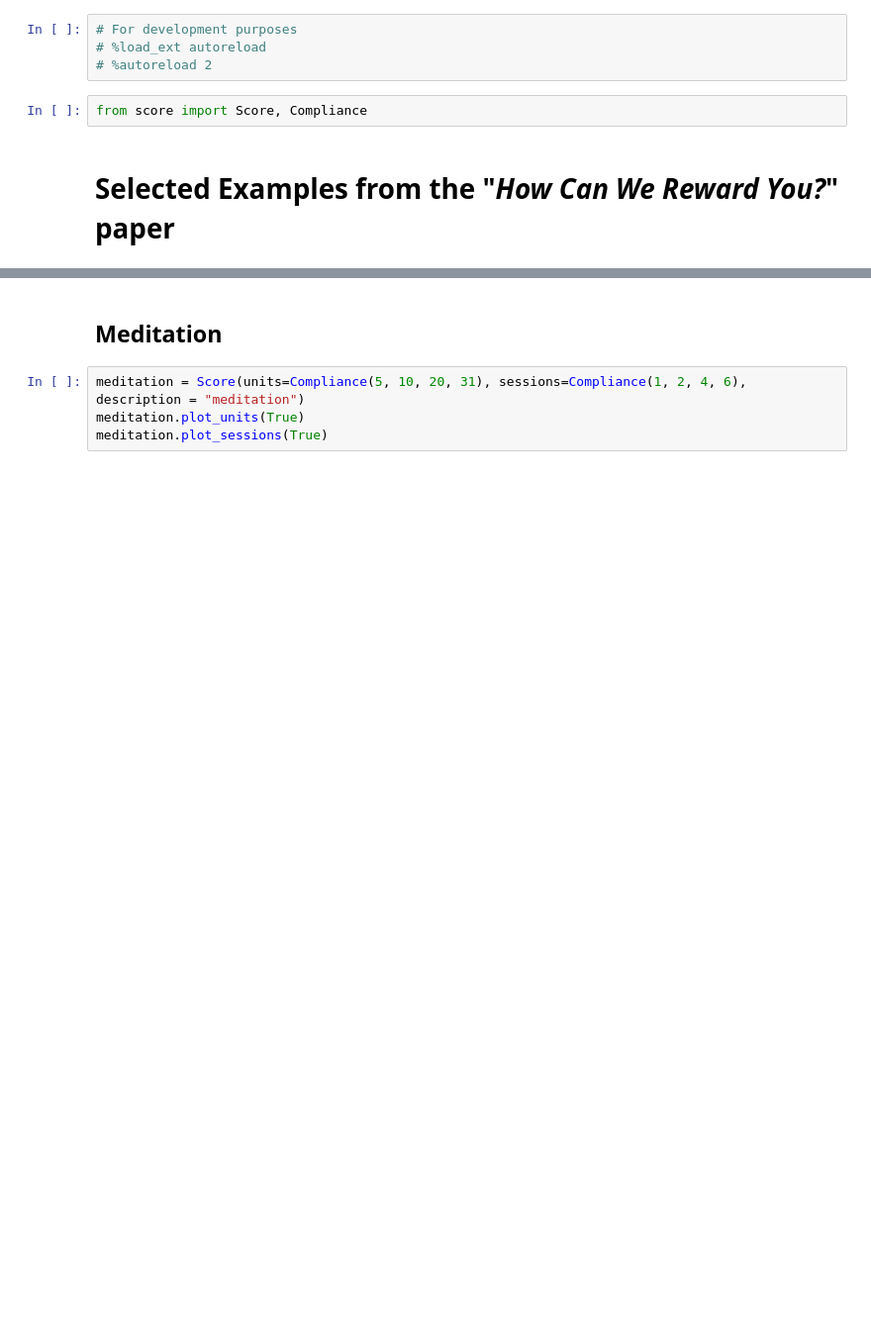
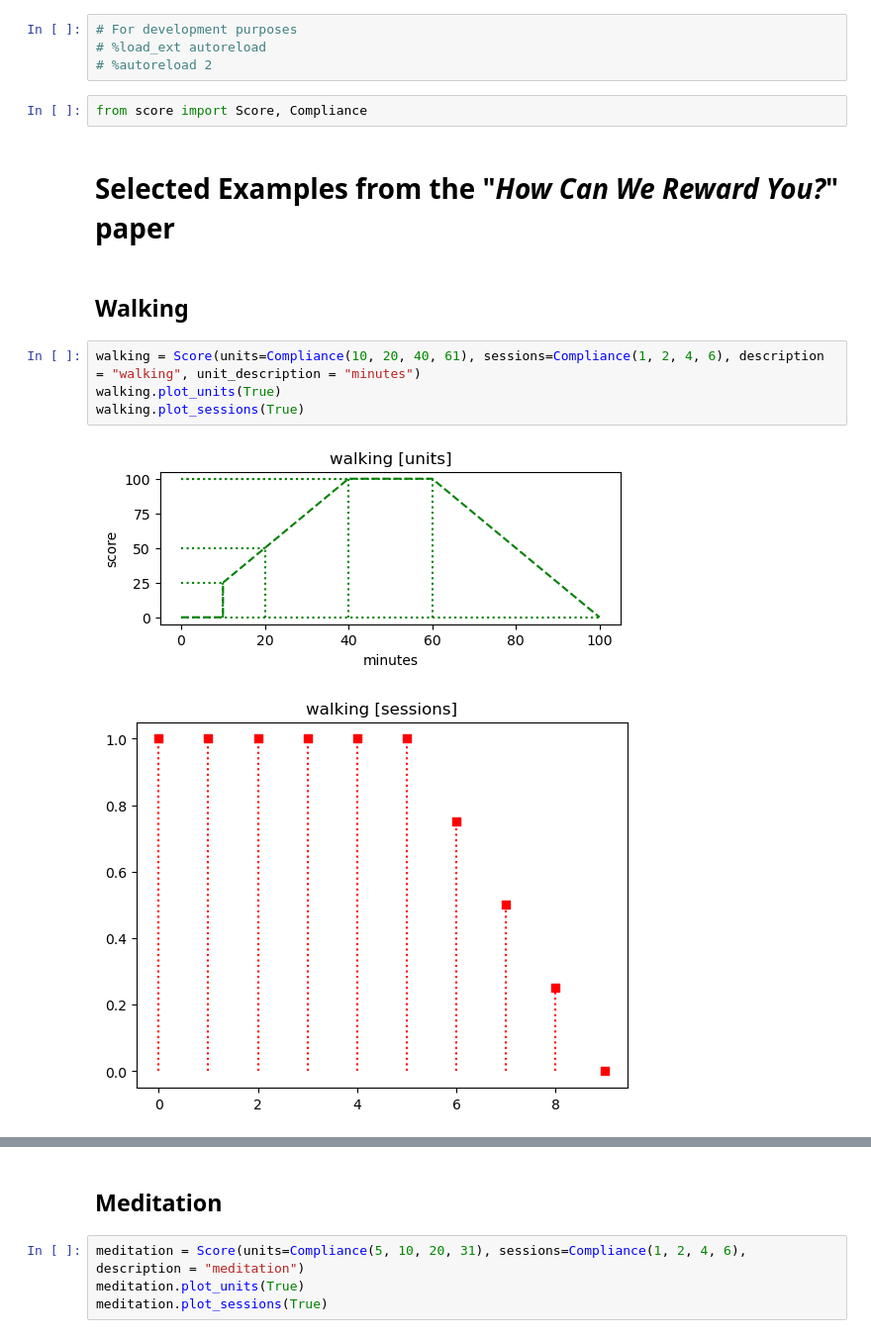
Before and after one commit to Capable-project/rewards, a Jupyter notebook: algorithm/rewards.ipynb, the cells around one changed output, grey strips where cells are left out. Shown: that part at 99% size. Cells and saved outputs as stored; diff of their text form; blank space fills up the shorter version.

Commit message:
Add an example from the revised version of the paper and provide new options for plots

```diff
--- a/algorithm/rewards.ipynb
+++ b/algorithm/rewards.ipynb
@@ -6,3 +6,12 @@
 from score import Score, Compliance
 # %% [markdown]
 # Selected Examples from the "*How Can We Reward You?*" paper
+# %% [markdown]
+## Walking
+# %%
+walking = Score(units=Compliance(10, 20, 40, 61), sessions=Compliance(1, 2, 4, 6), description = "walking", unit_description = "minutes")
+walking.plot_units(True)
+walking.plot_sessions(True)
+# %% [output]
+[figure, added]
+[figure, added]
```
Also changed, not shown: parts of 2 cells of this notebook, 2 other files.
